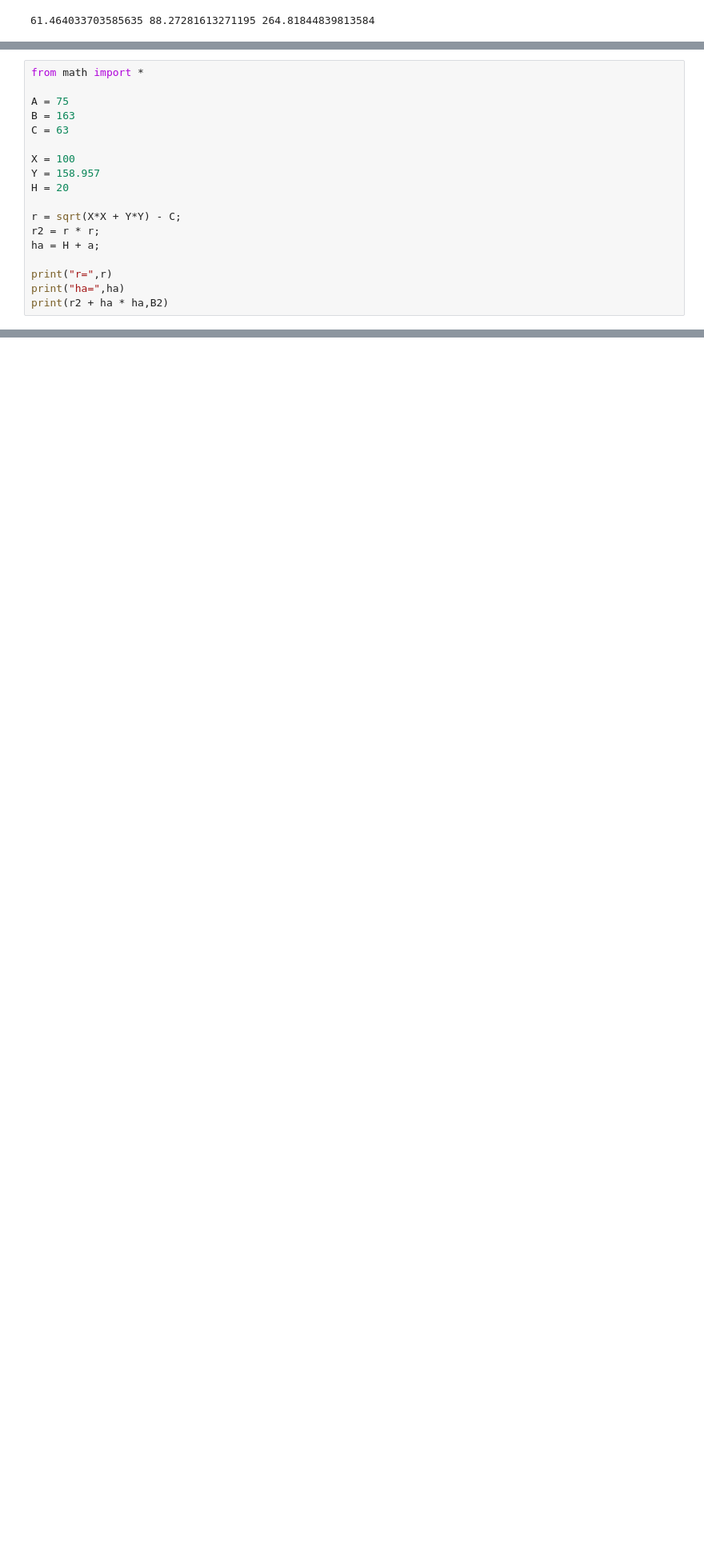
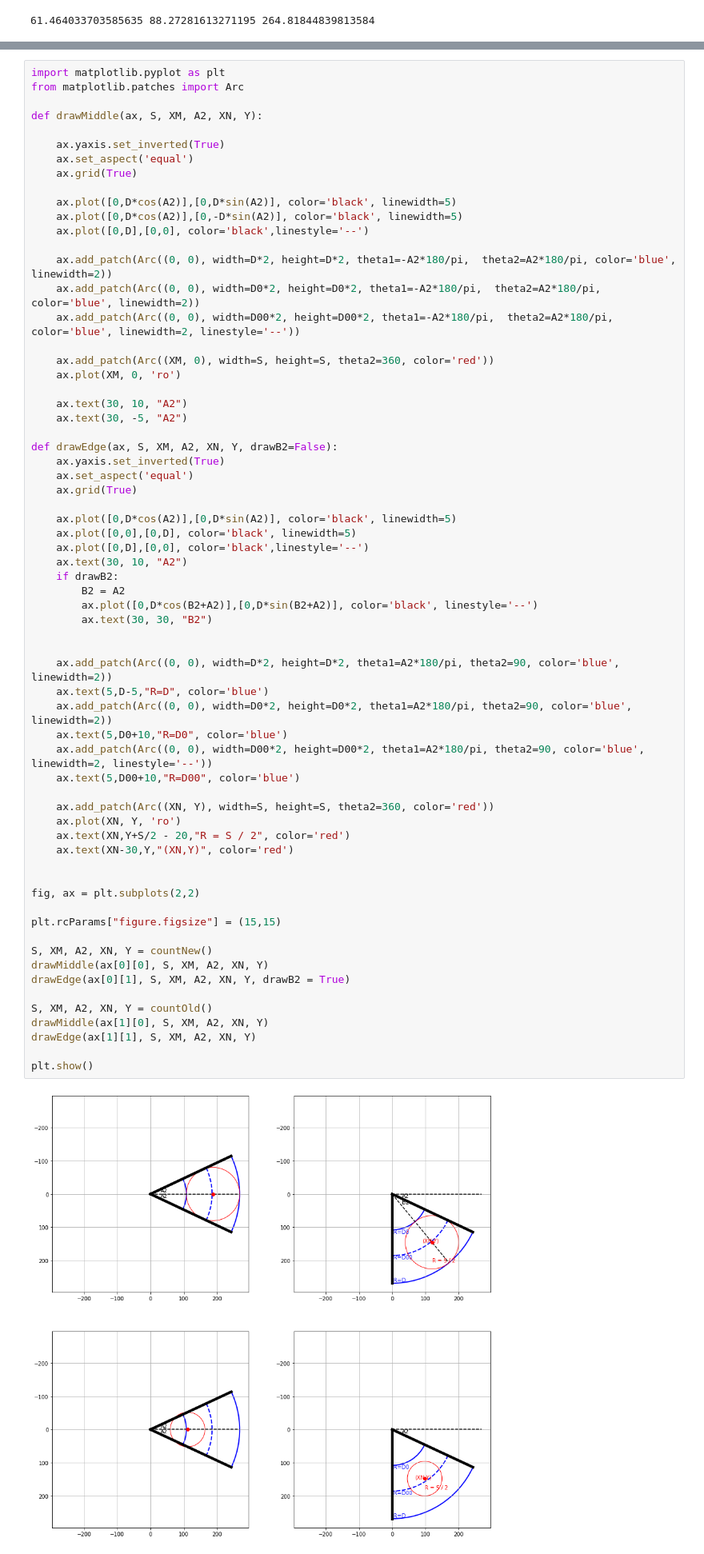
Before and after one commit to dimatoys/srobot, a Jupyter notebook: analysis/sprobot.ipynb, the cells around one changed output, grey strips where cells are left out. Shown: that part at 80% size. Saved outputs shown, nothing was run; the diff lists cells and outputs as text; blank space fills up the shorter version.

```diff
--- a/analysis/sprobot.ipynb
+++ b/analysis/sprobot.ipynb
@@ -515,21 +515,3 @@ X1= 111.47585780550794
 S2= 235.7975097491012
 X2= 252.8346957479338
 X2_min= 218.47112565101924
-# %%
-from math import *
-
-A = 75
-B = 163
-C = 63
-
-X = 100
-Y = 158.957
-H = 20
-
-r = sqrt(X*X + Y*Y) - C;
-r2 = r * r;
-ha = H + a;
-
-print("r=",r)
-print("ha=",ha)
-print(r2 + ha * ha,B2)
@@ -537,0 +613,67 @@ NameError: name 'a' is not defined
+# %%
+import matplotlib.pyplot as plt
+from matplotlib.patches import Arc
+
+def drawMiddle(ax, S, XM, A2, XN, Y):
+
+    ax.yaxis.set_inverted(True)
+    ax.set_aspect('equal')
+    ax.grid(True)
+
+    ax.plot([0,D*cos(A2)],[0,D*sin(A2)], color='black', linewidth=5)
+    ax.plot([0,D*cos(A2)],[0,-D*sin(A2)], color='black', linewidth=5)
+    ax.plot([0,D],[0,0], color='black',linestyle='--')
+
+    ax.add_patch(Arc((0, 0), width=D*2, height=D*2, theta1=-A2*180/pi,  theta2=A2*180/pi, color='blue', linewidth=2))
+    ax.add_patch(Arc((0, 0), width=D0*2, height=D0*2, theta1=-A2*180/pi,  theta2=A2*180/pi, color='blue', linewidth=2))
+    ax.add_patch(Arc((0, 0), width=D00*2, height=D00*2, theta1=-A2*180/pi,  theta2=A2*180/pi, color='blue', linewidth=2, linestyle='--'))
+
+    ax.add_patch(Arc((XM, 0), width=S, height=S, theta2=360, color='red'))
+    ax.plot(XM, 0, 'ro')
+
+    ax.text(30, 10, "A2")
+    ax.text(30, -5, "A2")
+
+def drawEdge(ax, S, XM, A2, XN, Y, drawB2=False):
+    ax.yaxis.set_inverted(True)
+    ax.set_aspect('equal')
+    ax.grid(True)
+
+    ax.plot([0,D*cos(A2)],[0,D*sin(A2)], color='black', linewidth=5)
+    ax.plot([0,0],[0,D], color='black', linewidth=5)
+    ax.plot([0,D],[0,0], color='black',linestyle='--')
+    ax.text(30, 10, "A2")
+    if drawB2:
+        B2 = A2
+        ax.plot([0,D*cos(B2+A2)],[0,D*sin(B2+A2)], color='black', linestyle='--')
+        ax.text(30, 30, "B2")
+
+
+    ax.add_patch(Arc((0, 0), width=D*2, height=D*2, theta1=A2*180/pi, theta2=90, color='blue', linewidth=2))
+    ax.text(5,D-5,"R=D", color='blue')
+    ax.add_patch(Arc((0, 0), width=D0*2, height=D0*2, theta1=A2*180/pi, theta2=90, color='blue', linewidth=2))
+    ax.text(5,D0+10,"R=D0", color='blue')
+    ax.add_patch(Arc((0, 0), width=D00*2, height=D00*2, theta1=A2*180/pi, theta2=90, color='blue', linewidth=2, linestyle='--'))
+    ax.text(5,D00+10,"R=D00", color='blue')
+
+    ax.add_patch(Arc((XN, Y), width=S, height=S, theta2=360, color='red'))
+    ax.plot(XN, Y, 'ro')
+    ax.text(XN,Y+S/2 - 20,"R = S / 2", color='red')
+    ax.text(XN-30,Y,"(XN,Y)", color='red')
+
+
+fig, ax = plt.subplots(2,2)
+
+plt.rcParams["figure.figsize"] = (15,15)
+
+S, XM, A2, XN, Y = countNew()
+drawMiddle(ax[0][0], S, XM, A2, XN, Y)
+drawEdge(ax[0][1], S, XM, A2, XN, Y, drawB2 = True)
+
+S, XM, A2, XN, Y = countOld()
+drawMiddle(ax[1][0], S, XM, A2, XN, Y)
+drawEdge(ax[1][1], S, XM, A2, XN, Y)
+
+plt.show()
+# %% [output]
+[figure, added]
```
Also changed, not shown: parts of 2 cells of this notebook, 3 other files.
